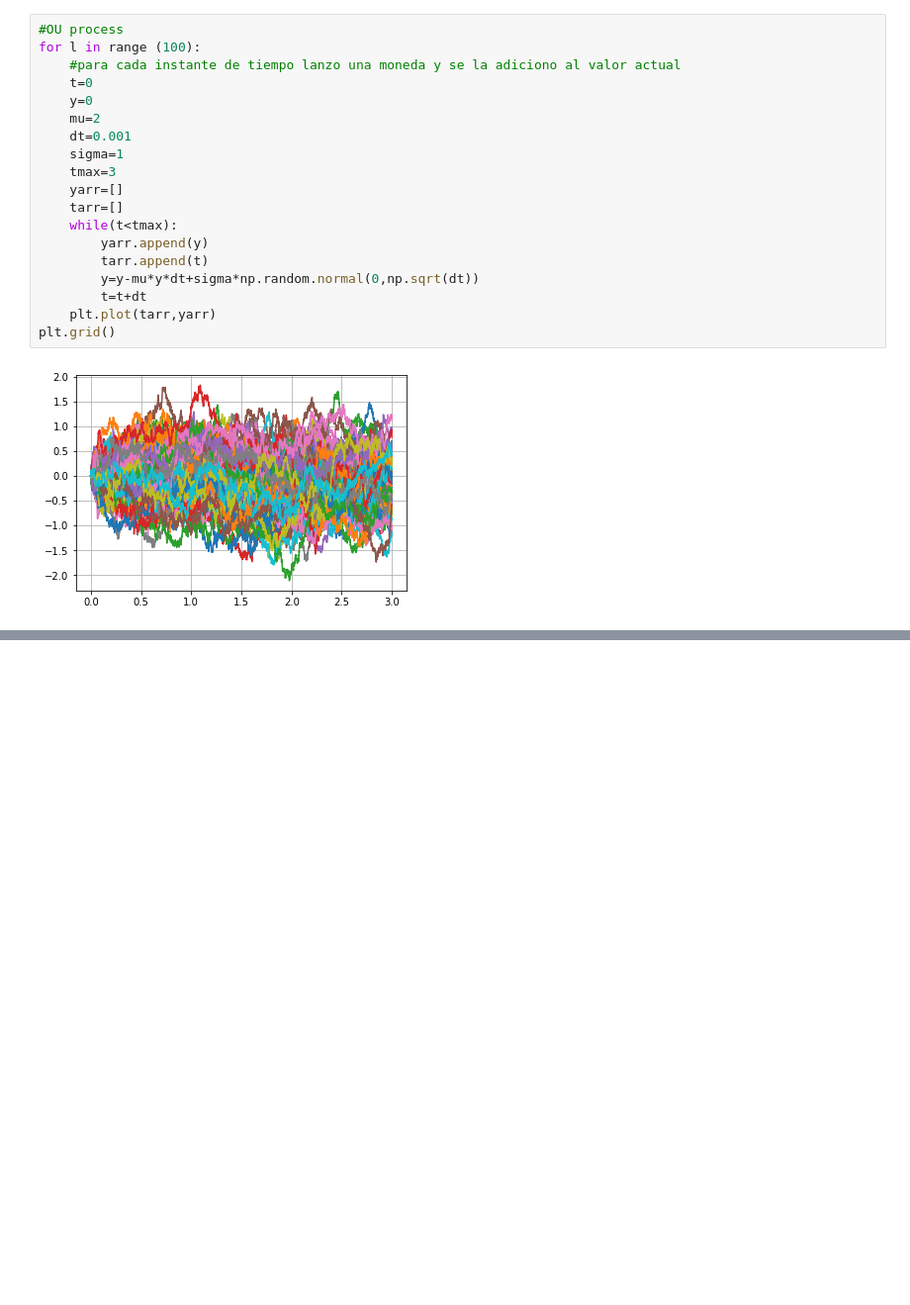
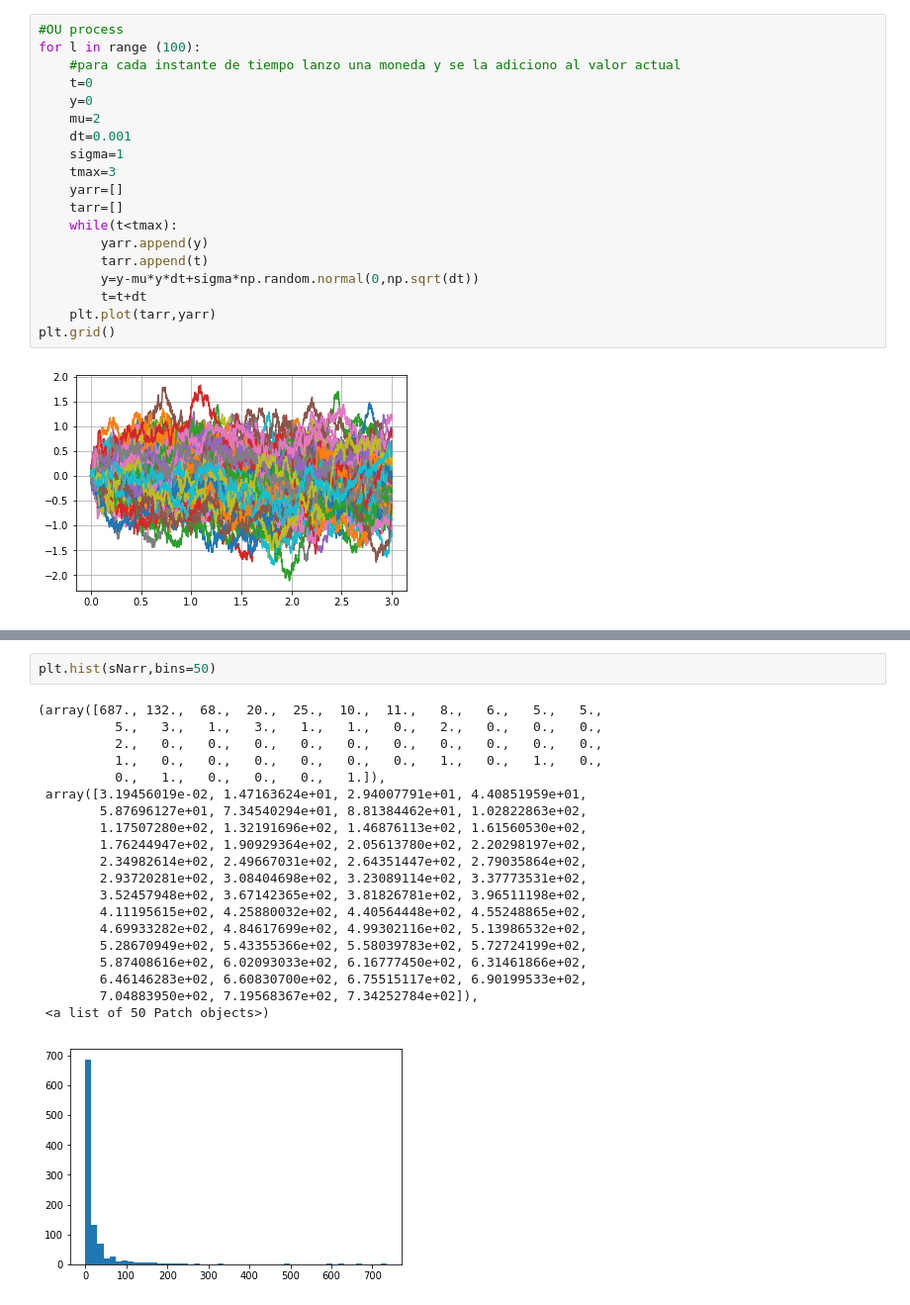
Before and after one commit to canietoa/TimeSeries, a Jupyter notebook: 21Agosto/movimientobrowniano.ipynb, the cells around one changed output, grey strips where cells are left out. Shown: that part at 99% size. Cells and saved outputs as stored; diff of their text form; blank space fills up the shorter version.

```diff
--- a/21Agosto/movimientobrowniano.ipynb
+++ b/21Agosto/movimientobrowniano.ipynb
@@ -173,0 +209,23 @@ plt.yscale("log")
+# %%
+plt.hist(sNarr,bins=50)
+# %% [output]
+(array([687., 132.,  68.,  20.,  25.,  10.,  11.,   8.,   6.,   5.,   5.,
+          5.,   3.,   1.,   3.,   1.,   1.,   0.,   2.,   0.,   0.,   0.,
+          2.,   0.,   0.,   0.,   0.,   0.,   0.,   0.,   0.,   0.,   0.,
+          1.,   0.,   0.,   0.,   0.,   0.,   0.,   1.,   0.,   1.,   0.,
+          0.,   1.,   0.,   0.,   0.,   1.]),
+ array([3.19456019e-02, 1.47163624e+01, 2.94007791e+01, 4.40851959e+01,
+        5.87696127e+01, 7.34540294e+01, 8.81384462e+01, 1.02822863e+02,
+        1.17507280e+02, 1.32191696e+02, 1.46876113e+02, 1.61560530e+02,
+        1.76244947e+02, 1.90929364e+02, 2.05613780e+02, 2.20298197e+02,
+        2.34982614e+02, 2.49667031e+02, 2.64351447e+02, 2.79035864e+02,
+        2.93720281e+02, 3.08404698e+02, 3.23089114e+02, 3.37773531e+02,
+        3.52457948e+02, 3.67142365e+02, 3.81826781e+02, 3.96511198e+02,
+        4.11195615e+02, 4.25880032e+02, 4.40564448e+02, 4.55248865e+02,
+        4.69933282e+02, 4.84617699e+02, 4.99302116e+02, 5.13986532e+02,
+        5.28670949e+02, 5.43355366e+02, 5.58039783e+02, 5.72724199e+02,
+        5.87408616e+02, 6.02093033e+02, 6.16777450e+02, 6.31461866e+02,
+        6.46146283e+02, 6.60830700e+02, 6.75515117e+02, 6.90199533e+02,
+        7.04883950e+02, 7.19568367e+02, 7.34252784e+02]),
+ <a list of 50 Patch objects>)
+[figure, added]
```
Also changed, not shown: parts of 5 cells of this notebook, 1 other file.
